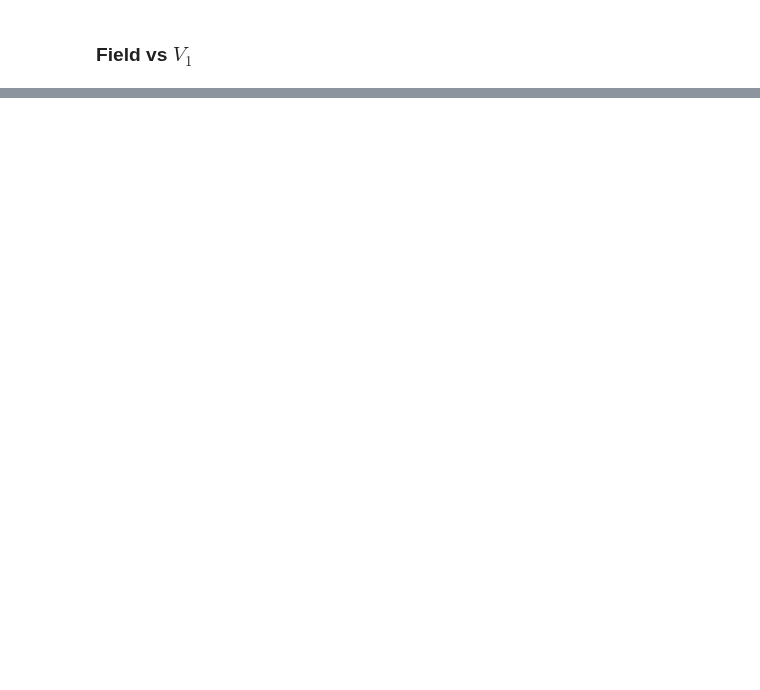
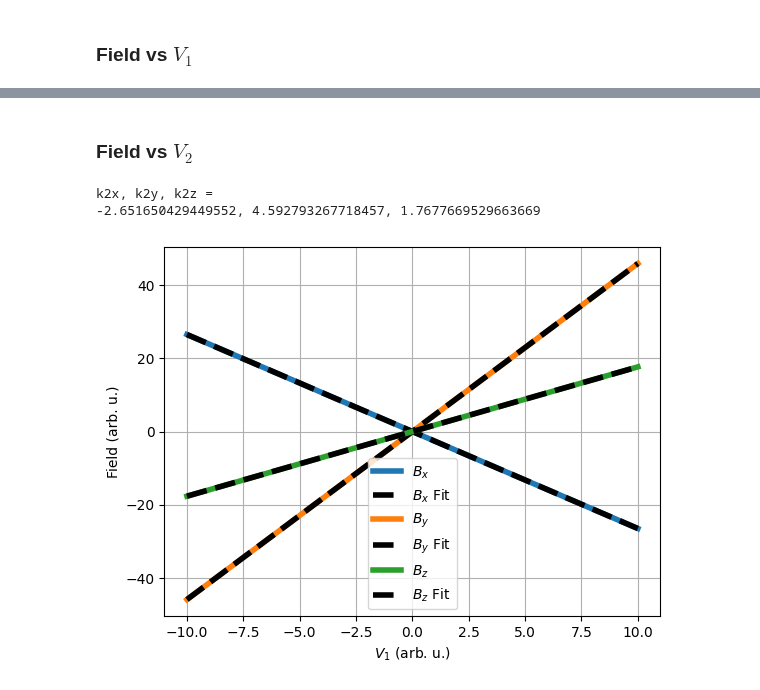
Before and after one commit to tretyakovmipt/TIRF-magnet-calibration, a Jupyter notebook: linear_calibration.ipynb, the cells around one changed output, grey strips where cells are left out. Saved outputs shown, nothing was run; the diff lists cells and outputs as text; code cells hidden in the pictures; blank space fills up the shorter version.

```diff
--- a/linear_calibration.ipynb
+++ b/linear_calibration.ipynb
@@ -27,0 +53,10 @@ ax.grid()
+# %% [markdown]
+### Field vs $V_2$
+# %%
+k2x, k2y, k2z = find_slopes(V2, Bx, By, Bz)
+print(r'k2x, k2y, k2z = ')
+print(k2x, k2y, k2z, sep=', ')
+# %% [output]
+k2x, k2y, k2z =
+-2.651650429449552, 4.592793267718457, 1.7677669529663669
+[figure, added]
```
Also changed, not shown: parts of 9 cells of this notebook.
